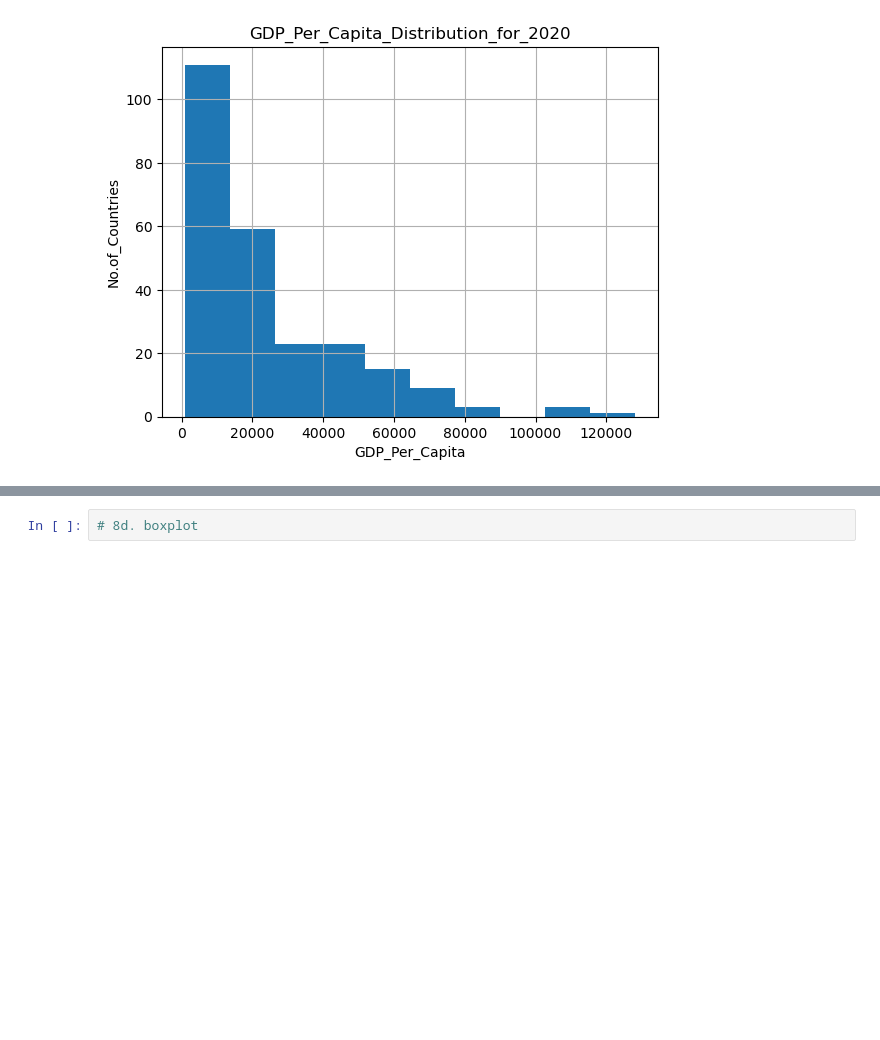
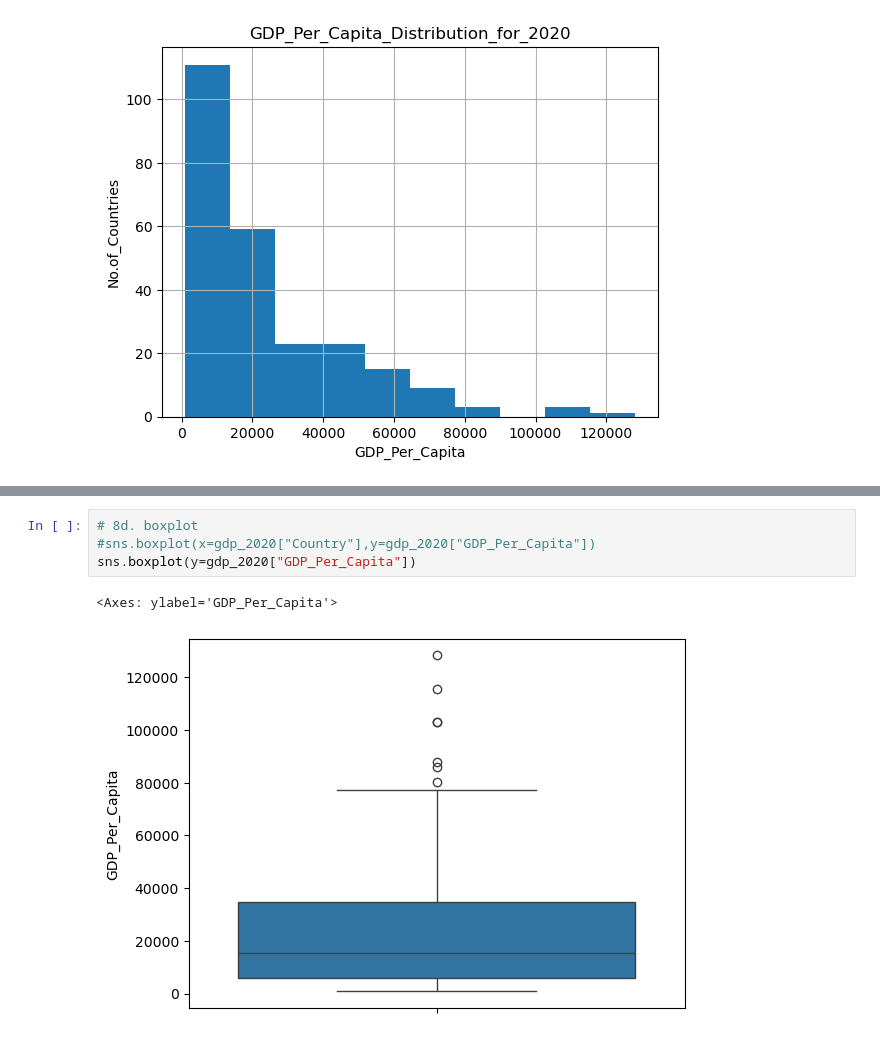
Before and after one commit to NSS-Data-Analytics-Cohort-16/da16-python-gdp-and-internet-use-analysis-janvimehendale, a Jupyter notebook: notebooks/gdp_internetuse.ipynb, the cells around one changed output, grey strips where cells are left out. Saved outputs shown, nothing was run; the diff lists cells and outputs as text; blank space fills up the shorter version.

```diff
--- a/notebooks/gdp_internetuse.ipynb
+++ b/notebooks/gdp_internetuse.ipynb
@@ -280,4 +285,9 @@ plt.show() # Why is bar showing more than 1200, when there are 247 countries?
 # %%
 # 8d. boxplot
+#sns.boxplot(x=gdp_2020["Country"],y=gdp_2020["GDP_Per_Capita"])
+sns.boxplot(y=gdp_2020["GDP_Per_Capita"])
+# %% [output]
+<Axes: ylabel='GDP_Per_Capita'>
+[figure, added]
 # %%
 # 8e. violin plot
```
Also changed, not shown: parts of 10 cells of this notebook.
